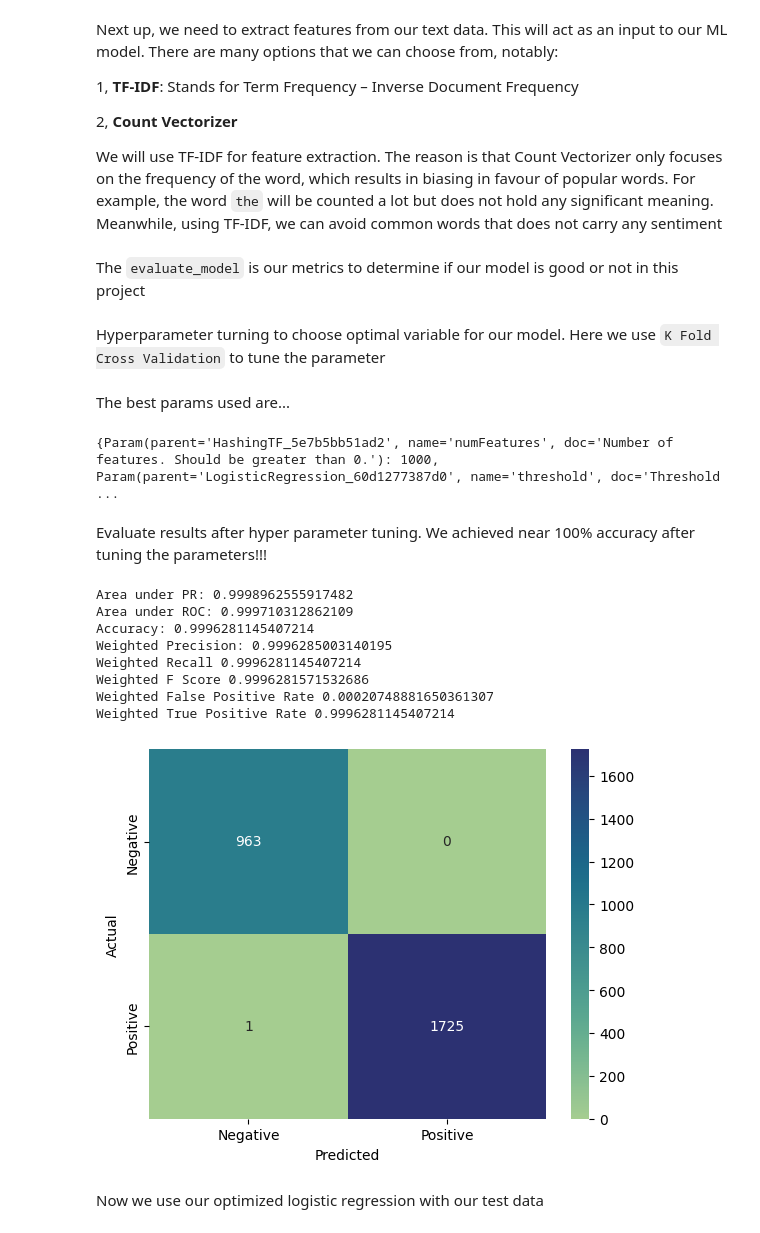
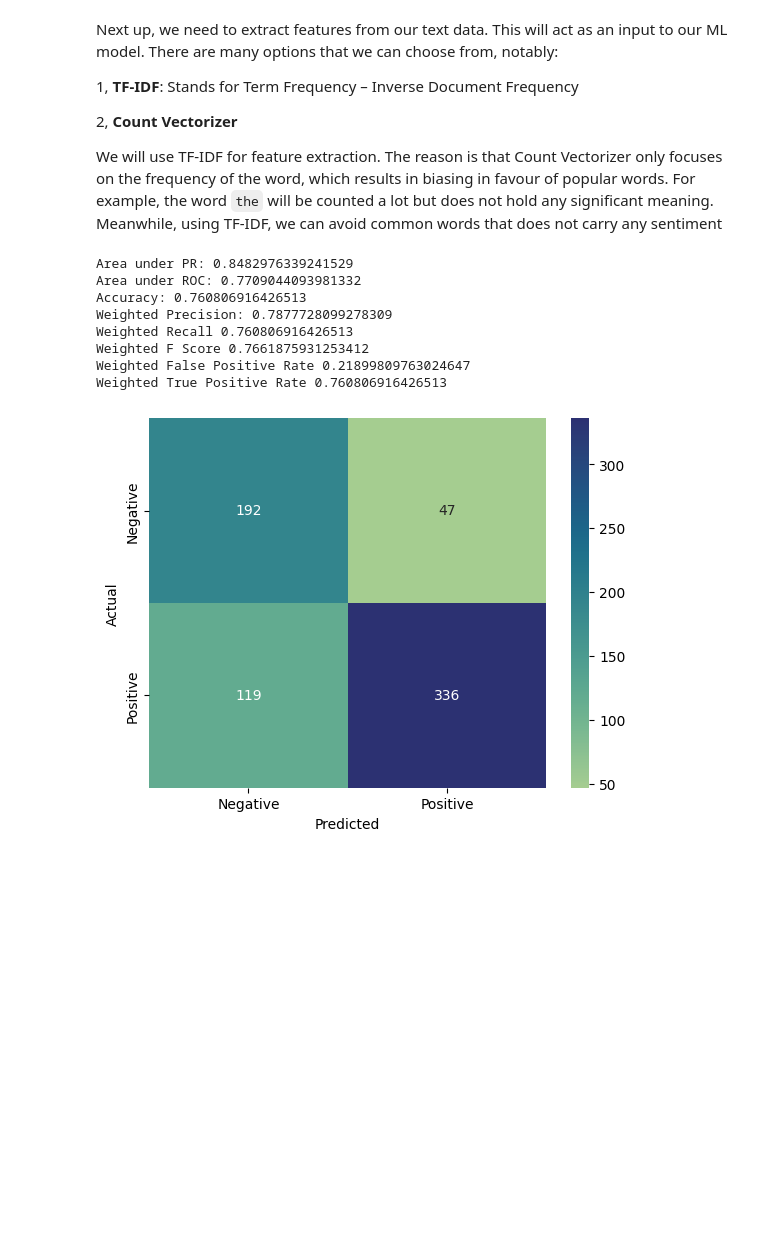
Before and after one commit to longtv2222/Amazon-Reviews-Classifier, a Jupyter notebook: notebook.ipynb, the cells around one changed output. Drawn from its saved outputs; the diff is of its cells as text; code cells hidden in the pictures; blank space fills up the shorter version.

Commit message:
Added NaiveBayes and LinearSVC

```diff
--- a/notebook.ipynb
+++ b/notebook.ipynb
@@ -259,7 +182,0 @@ Wordcloud to visualize top words in our `processed_review` column
-# %%
-from wordcloud import WordCloud
-
-wordcloud = WordCloud().generate(' '.join(panda_df['processed_review']))
-fig, ax = plt.subplots(figsize=(10, 10))
-ax.imshow(wordcloud)
-ax.set_title("Most popular words in dataset")
@@ -355,2 +276,0 @@ pipeline = Pipeline(stages=[tokenizer, hashingTF, idf, lr])
-# %% [markdown]
-The `evaluate_model` is our metrics to determine if our model is good or not in this project
@@ -386,40 +277,31 @@ def evaluate_model(dataframe: DataFrame):
-# %% [markdown]
-Hyperparameter turning to choose optimal variable for our model. Here we use `K Fold Cross Validation` to tune the parameter
 # %%
+from pyspark.ml import Pipeline
+from pyspark.ml.classification import NaiveBayes
 from pyspark.ml.tuning import CrossValidator, ParamGridBuilder
 from pyspark.ml.evaluation import BinaryClassificationEvaluator
+
+nativeBayes = NaiveBayes(modelType="complement")
+pipeline = Pipeline(stages=[tokenizer, hashingTF, idf, nativeBayes])
+
 param_grid = ParamGridBuilder() \
     .addGrid(hashingTF.numFeatures, [5, 100, 1000]) \
-    .addGrid(lr.threshold, [0.62, 0.65]) \
+    .addGrid(nativeBayes.smoothing, [0, 1, 2, 4, 8]) \
     .build()
 
 crossval = CrossValidator(estimator=pipeline,
                           estimatorParamMaps=param_grid,
                           evaluator=BinaryClassificationEvaluator(),
                           numFolds=5)
 
 cross_validator = crossval.fit(train)
+evaluate_model(cross_validator.transform(test))
+# %% [output]
+Area under PR: 0.8482976339241529
+Area under ROC: 0.7709044093981332
+Accuracy: 0.760806916426513
+Weighted Precision: 0.7877728099278309
+Weighted Recall 0.760806916426513
+Weighted F Score 0.7661875931253412
+Weighted False Positive Rate 0.21899809763024647
+Weighted True Positive Rate 0.760806916426513
+[figure, added]
-# %% [markdown]
-The best params used are...
-# %%
-import numpy as np
-
-print(cross_validator.getEstimatorParamMaps()[np.argmax(cross_validator.avgMetrics)])
-# %% [output]
-{Param(parent='HashingTF_5e7b5bb51ad2', name='numFeatures', doc='Number of features. Should be greater than 0.'): 1000, Param(parent='LogisticRegression_60d1277387d0', name='threshold', doc='Threshold ...
-# %% [markdown]
-Evaluate results after hyper parameter tuning. We achieved near 100% accuracy after tuning the parameters!!!
-# %%
-evaluate_model(cross_validator.transform(train))
-# %% [output]
-Area under PR: 0.9998962555917482
-Area under ROC: 0.999710312862109
-Accuracy: 0.9996281145407214
-Weighted Precision: 0.9996285003140195
-Weighted Recall 0.9996281145407214
-Weighted F Score 0.9996281571532686
-Weighted False Positive Rate 0.00020748881650361307
-Weighted True Positive Rate 0.9996281145407214
-[figure, removed]
-# %% [markdown]
-Now we use our optimized logistic regression with our test data
```
Also changed, not shown: parts of 22 cells of this notebook.
